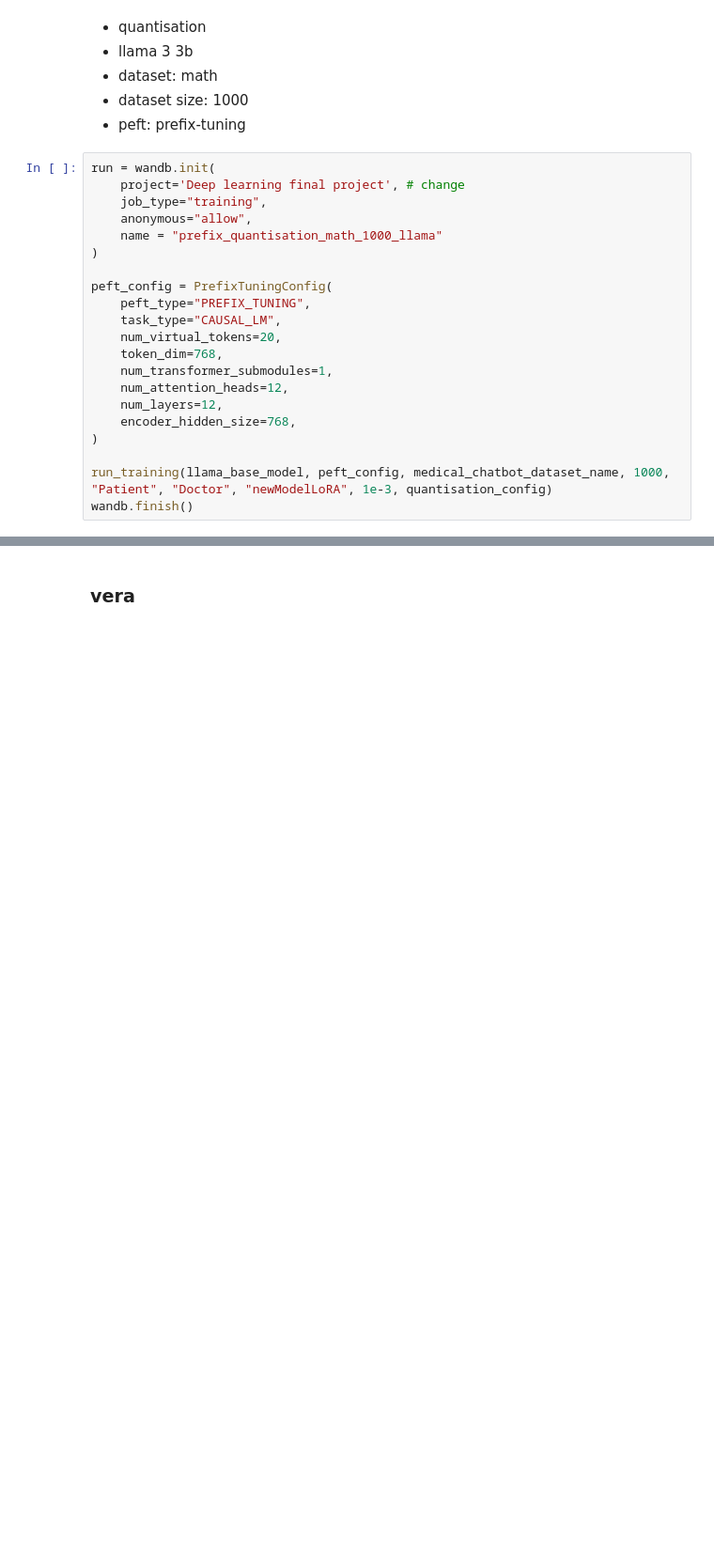
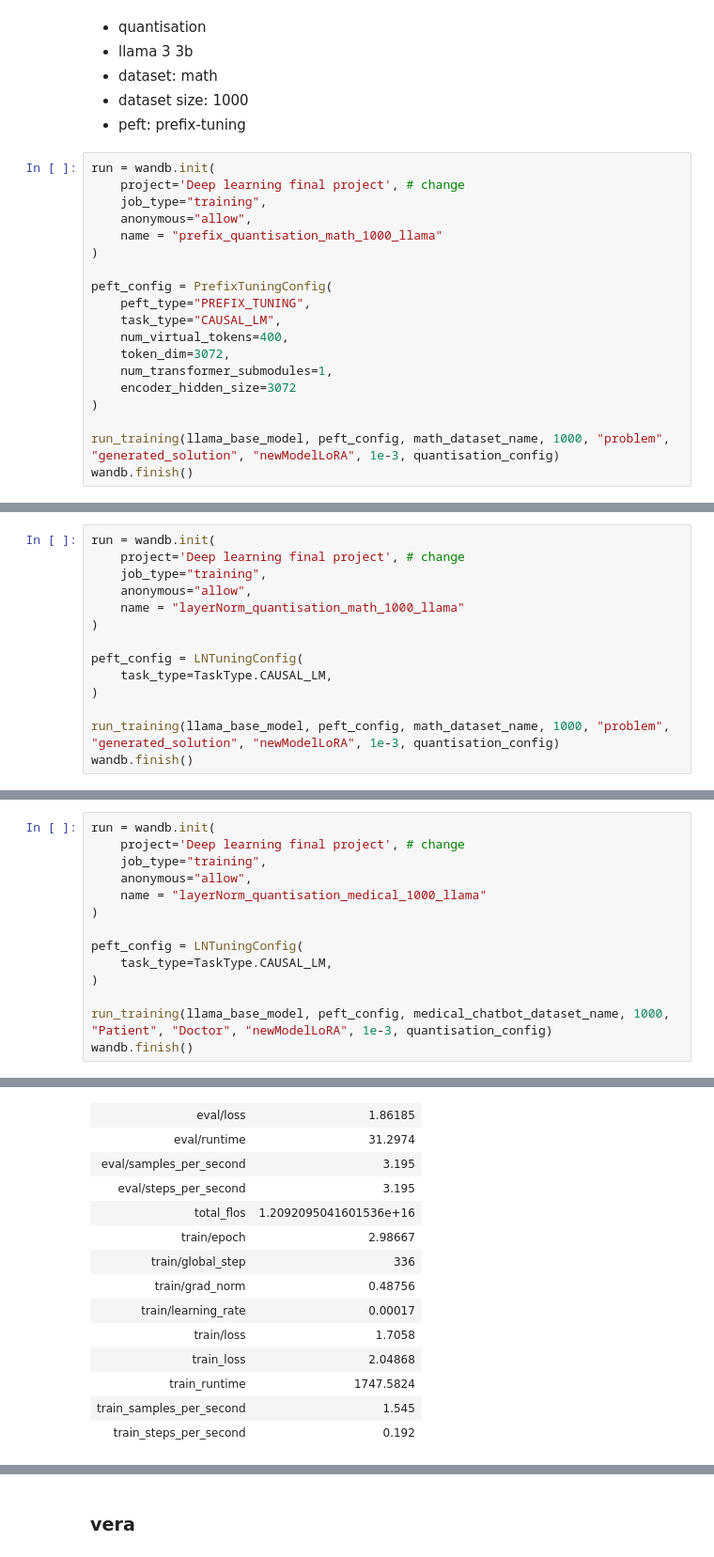
Before and after one commit to alina775/20242R0136COSE47402, a Jupyter notebook: FinalProject/deep_learning_final_project.ipynb, the cells around one changed output, grey strips where cells are left out. Shown at 94% size. Saved outputs shown, nothing was run; the diff lists cells and outputs as text; blank space fills up the shorter version.

```diff
--- a/FinalProject/deep_learning_final_project.ipynb
+++ b/FinalProject/deep_learning_final_project.ipynb
@@ -1376,13 +1421,11 @@ run = wandb.init(
 peft_config = PrefixTuningConfig(
     peft_type="PREFIX_TUNING",
     task_type="CAUSAL_LM",
-    num_virtual_tokens=20,
-    token_dim=768,
+    num_virtual_tokens=400,
+    token_dim=3072,
     num_transformer_submodules=1,
-    num_attention_heads=12,
-    num_layers=12,
-    encoder_hidden_size=768,
+    encoder_hidden_size=3072
 )
 
-run_training(llama_base_model, peft_config, medical_chatbot_dataset_name, 1000, "Patient", "Doctor", "newModelLoRA", 1e-3, quantisation_config)
+run_training(llama_base_model, peft_config, math_dataset_name, 1000, "problem", "generated_solution", "newModelLoRA", 1e-3, quantisation_config)
 wandb.finish()
@@ -1388,0 +1437,14 @@ wandb.finish()
+# %%
+run = wandb.init(
+    project='Deep learning final project', # change
+    job_type="training",
+    anonymous="allow",
+    name = "layerNorm_quantisation_math_1000_llama"
+)
+
+peft_config = LNTuningConfig(
+    task_type=TaskType.CAUSAL_LM,
+)
+
+run_training(llama_base_model, peft_config, math_dataset_name, 1000, "problem", "generated_solution", "newModelLoRA", 1e-3, quantisation_config)
+wandb.finish()
@@ -1388,0 +1454,15 @@ wandb.finish()
+# %%
+run = wandb.init(
+    project='Deep learning final project', # change
+    job_type="training",
+    anonymous="allow",
+    name = "layerNorm_quantisation_medical_1000_llama"
+)
+
+peft_config = LNTuningConfig(
+    task_type=TaskType.CAUSAL_LM,
+)
+
+run_training(llama_base_model, peft_config, medical_chatbot_dataset_name, 1000, "Patient", "Doctor", "newModelLoRA", 1e-3, quantisation_config)
+wandb.finish()
+# %% [output]
@@ -1388,0 +1490,14 @@ wandb.finish()
+| eval/loss | 1.86185 |
+| eval/runtime | 31.2974 |
+| eval/samples_per_second | 3.195 |
+| eval/steps_per_second | 3.195 |
+| total_flos | 1.2092095041601536e+16 |
+| train/epoch | 2.98667 |
+| train/global_step | 336 |
+| train/grad_norm | 0.48756 |
+| train/learning_rate | 0.00017 |
+| train/loss | 1.7058 |
+| train_loss | 2.04868 |
+| train_runtime | 1747.5824 |
+| train_samples_per_second | 1.545 |
+| train_steps_per_second | 0.192 |
```
Also changed, not shown: parts of 29 cells of this notebook.
